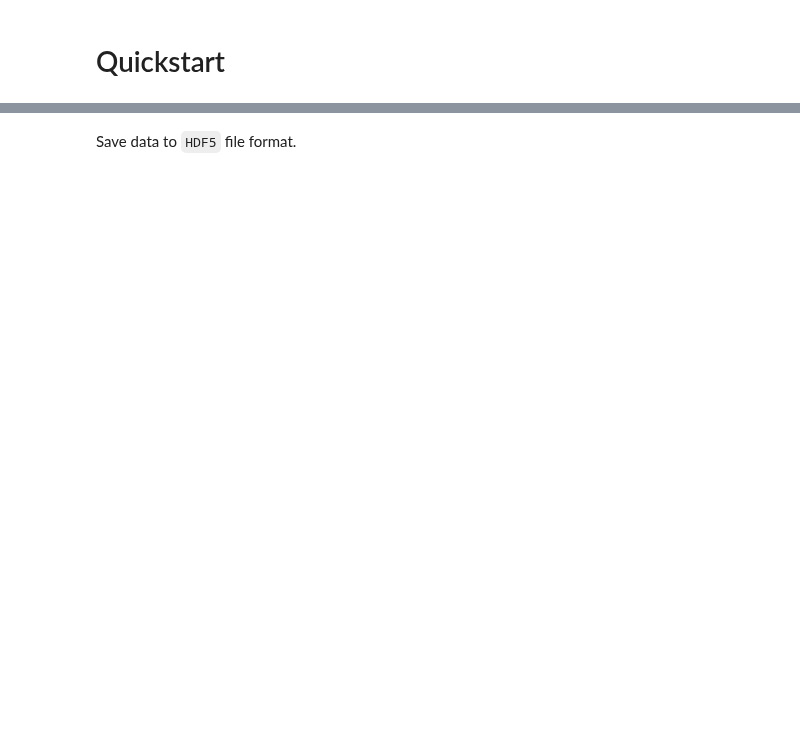
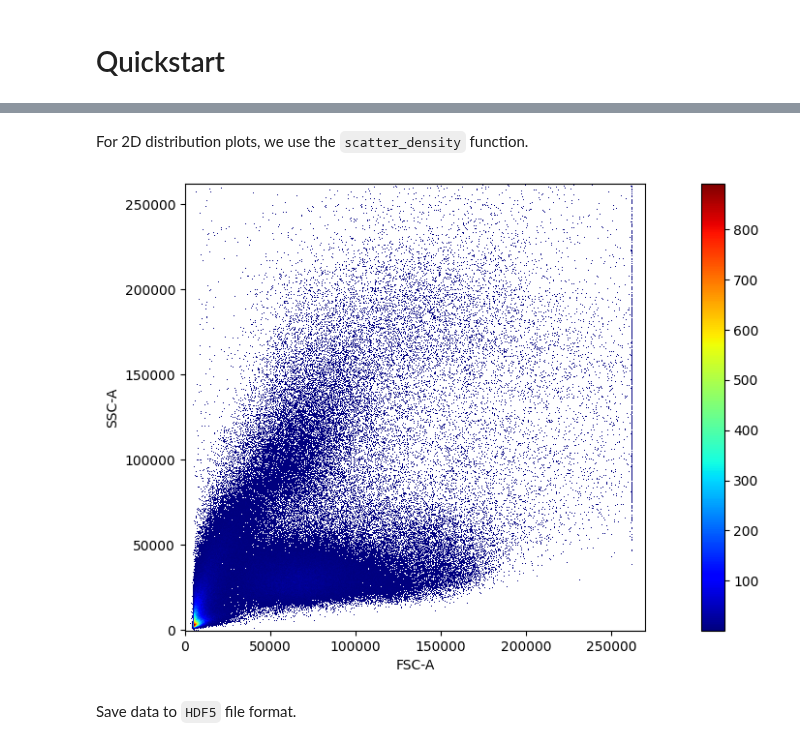
Before and after one commit to scverse/pytometry, a Jupyter notebook: docs/tutorials/quickstart.ipynb, the cells around one changed output, grey strips where cells are left out. Drawn from its saved outputs; the diff is of its cells as text; code cells hidden in the pictures; blank space fills up the shorter version.

Commit message:
:lipstick: update example data

```diff
--- a/docs/tutorials/quickstart.ipynb
+++ b/docs/tutorials/quickstart.ipynb
@@ -9,5 +9,5 @@ Read fcs file example from the `readfcs` package.
 # %%
-path_data = readfcs.datasets.example()
+path_data = readfcs.datasets.Oetjen18_t1()
 # %%
 adata = pm.io.read_fcs(path_data)
 # %%
@@ -19,5 +25,9 @@ pm.pl.plotdata(adata)
+# %% [markdown]
+For 2D distribution plots, we use the `scatter_density` function.
 # %%
-pm.pl.scatter_density(adata)
+pm.pl.scatter_density(adata, x_lim=[-1, 2.7e5])
+# %% [output]
+[figure, added]
 # %%
 pm.pp.compensate(adata)
 # %%
```
Also changed, not shown: parts of 4 cells of this notebook, 3 other files.
